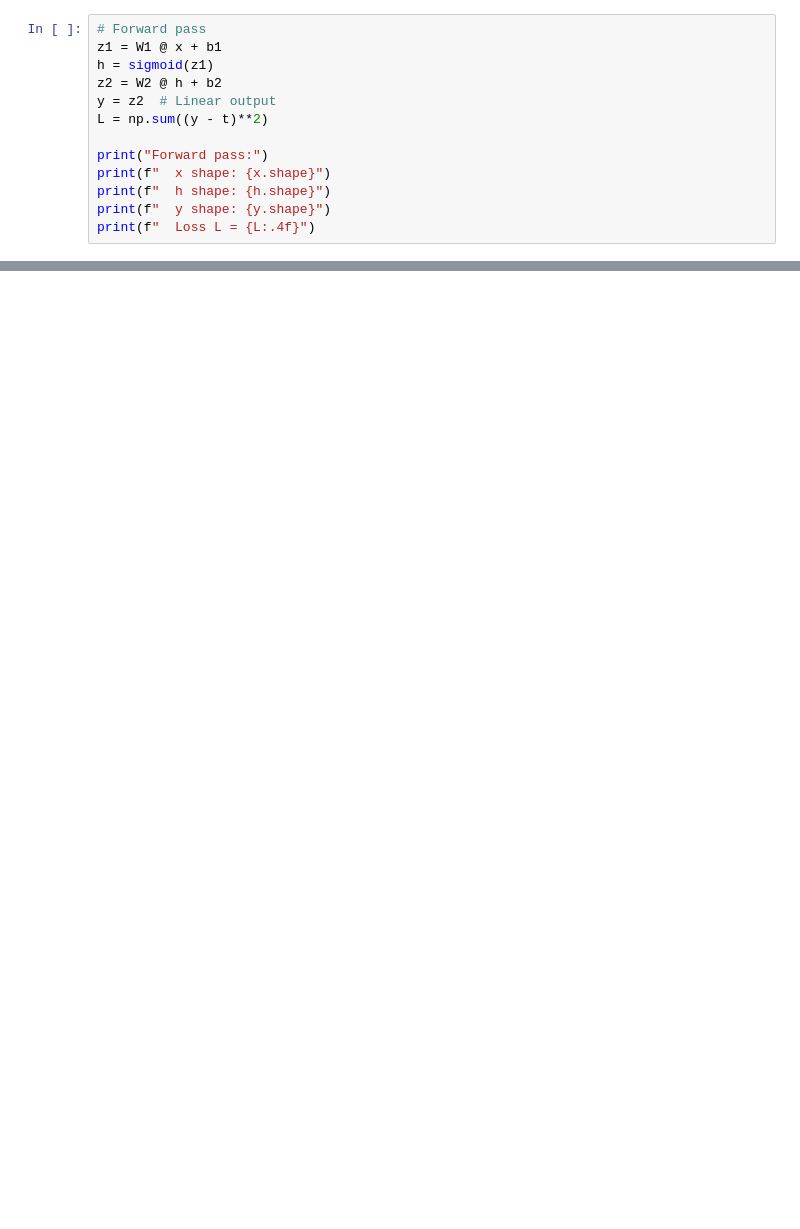
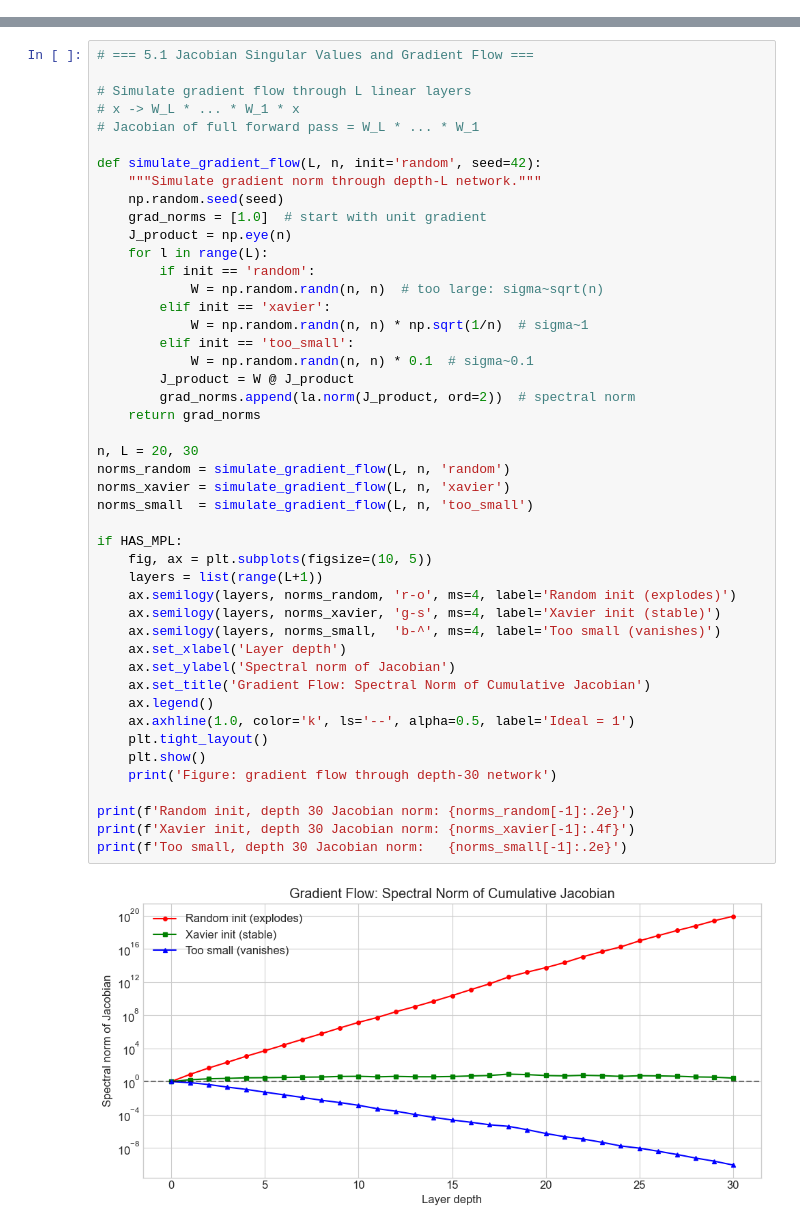
Before and after one commit to RiazML/math-for-llms, a Jupyter notebook: 05-Multivariate-Calculus/02-Jacobians-and-Hessians/theory.ipynb, the cells around one changed output, grey strips where cells are left out. Saved outputs shown, nothing was run; the diff lists cells and outputs as text; blank space fills up the shorter version.

```diff
--- a/05-Multivariate-Calculus/02-Jacobians-and-Hessians/theory.ipynb
+++ b/05-Multivariate-Calculus/02-Jacobians-and-Hessians/theory.ipynb
@@ -486,13 +0,0 @@ print("L = ||y - t||²")
-# %%
-# Forward pass
-z1 = W1 @ x + b1
-h = sigmoid(z1)
-z2 = W2 @ h + b2
-y = z2  # Linear output
-L = np.sum((y - t)**2)
-
-print("Forward pass:")
-print(f"  x shape: {x.shape}")
-print(f"  h shape: {h.shape}")
-print(f"  y shape: {y.shape}")
-print(f"  Loss L = {L:.4f}")
@@ -605,0 +390,48 @@ print(f"\nNumerical matches analytical: {np.allclose(H, H_analytic, atol=1e-4)}"
+# %%
+# === 5.1 Jacobian Singular Values and Gradient Flow ===
+
+# Simulate gradient flow through L linear layers
+# x -> W_L * ... * W_1 * x
+# Jacobian of full forward pass = W_L * ... * W_1
+
+def simulate_gradient_flow(L, n, init='random', seed=42):
+    """Simulate gradient norm through depth-L network."""
+    np.random.seed(seed)
+    grad_norms = [1.0]  # start with unit gradient
+    J_product = np.eye(n)
+    for l in range(L):
+        if init == 'random':
+            W = np.random.randn(n, n)  # too large: sigma~sqrt(n)
+        elif init == 'xavier':
+            W = np.random.randn(n, n) * np.sqrt(1/n)  # sigma~1
+        elif init == 'too_small':
+            W = np.random.randn(n, n) * 0.1  # sigma~0.1
+        J_product = W @ J_product
+        grad_norms.append(la.norm(J_product, ord=2))  # spectral norm
+    return grad_norms
+
+n, L = 20, 30
+norms_random = simulate_gradient_flow(L, n, 'random')
+norms_xavier = simulate_gradient_flow(L, n, 'xavier')
+norms_small  = simulate_gradient_flow(L, n, 'too_small')
+
+if HAS_MPL:
+    fig, ax = plt.subplots(figsize=(10, 5))
+    layers = list(range(L+1))
+    ax.semilogy(layers, norms_random, 'r-o', ms=4, label='Random init (explodes)')
+    ax.semilogy(layers, norms_xavier, 'g-s', ms=4, label='Xavier init (stable)')
+    ax.semilogy(layers, norms_small,  'b-^', ms=4, label='Too small (vanishes)')
+    ax.set_xlabel('Layer depth')
+    ax.set_ylabel('Spectral norm of Jacobian')
+    ax.set_title('Gradient Flow: Spectral Norm of Cumulative Jacobian')
+    ax.legend()
+    ax.axhline(1.0, color='k', ls='--', alpha=0.5, label='Ideal = 1')
+    plt.tight_layout()
+    plt.show()
+    print('Figure: gradient flow through depth-30 network')
+
+print(f'Random init, depth 30 Jacobian norm: {norms_random[-1]:.2e}')
+print(f'Xavier init, depth 30 Jacobian norm: {norms_xavier[-1]:.4f}')
+print(f'Too small, depth 30 Jacobian norm:   {norms_small[-1]:.2e}')
+# %% [output]
+[figure, added]
```
Also changed, not shown: parts of 94 cells of this notebook, 2 other files.
